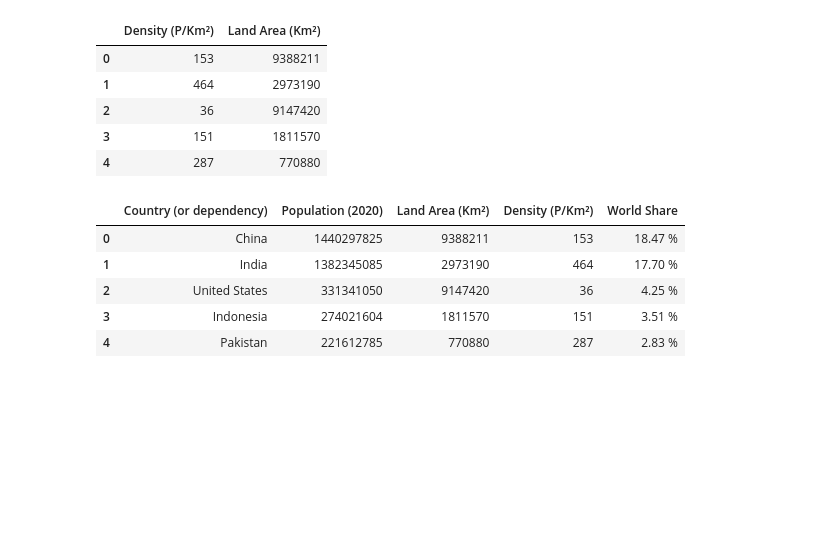
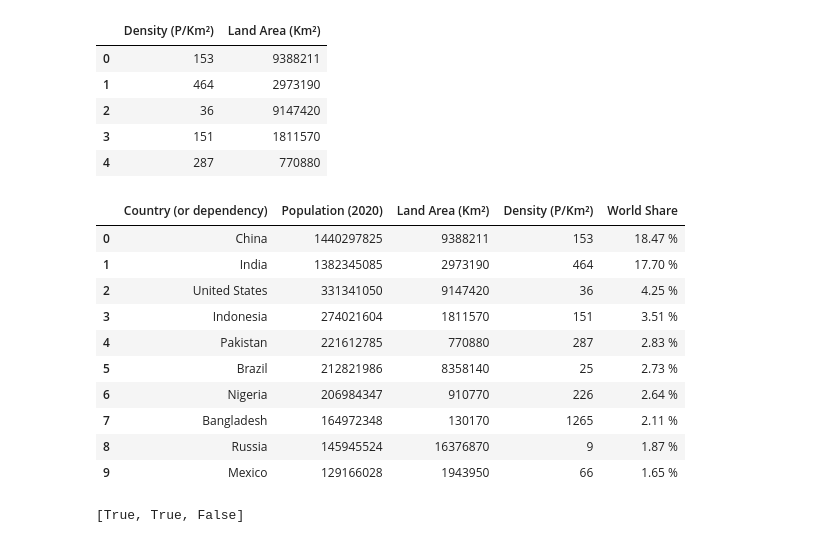
Before and after one commit to Fern1989/trabajo_final_curso_organidata, a Jupyter notebook: Trabajo_Final.ipynb, the cells around one changed output. Drawn from its saved outputs; the diff is of its cells as text; code cells hidden in the pictures; blank space fills up the shorter version.

```diff
--- a/Trabajo_Final.ipynb
+++ b/Trabajo_Final.ipynb
@@ -128,15 +132,24 @@ df.filter(like='Km²').head()
 | 3 | 151 | 1811570 |
 | 4 | 287 | 770880 |
 # %%
-rows = [0,1,2,3,4,]
+rows = [0,1,2,3,4,5,6,7,8,9]
 columns = ['Country (or dependency)', 'Population (2020)','Land Area (Km²)', 'Density (P/Km²)',  'World Share']
 df.loc[rows,columns]
 # %% [output]
 |  | Country (or dependency) | Population (2020) | Land Area (Km²) | Density (P/Km²) | World Share |
 | 0 | China | 1440297825 | 9388211 | 153 | 18.47 % |
 | 1 | India | 1382345085 | 2973190 | 464 | 17.70 % |
 | 2 | United States | 331341050 | 9147420 | 36 | 4.25 % |
 | 3 | Indonesia | 274021604 | 1811570 | 151 | 3.51 % |
 | 4 | Pakistan | 221612785 | 770880 | 287 | 2.83 % |
+| 5 | Brazil | 212821986 | 8358140 | 25 | 2.73 % |
+| 6 | Nigeria | 206984347 | 910770 | 226 | 2.64 % |
+| 7 | Bangladesh | 164972348 | 130170 | 1265 | 2.11 % |
+| 8 | Russia | 145945524 | 16376870 | 9 | 1.87 % |
+| 9 | Mexico | 129166028 | 1943950 | 66 | 1.65 % |
 # %%
 datos_faltantes_df=df.copy()
+# %%
+[(df.loc[0, 'Population (2020)'])//(df.loc[0, 'Land Area (Km²)']) == (df.loc[0, 'Density (P/Km²)'])
+# %% [output]
+[True, True, False]
```
Also changed, not shown: parts of 2 cells of this notebook.
